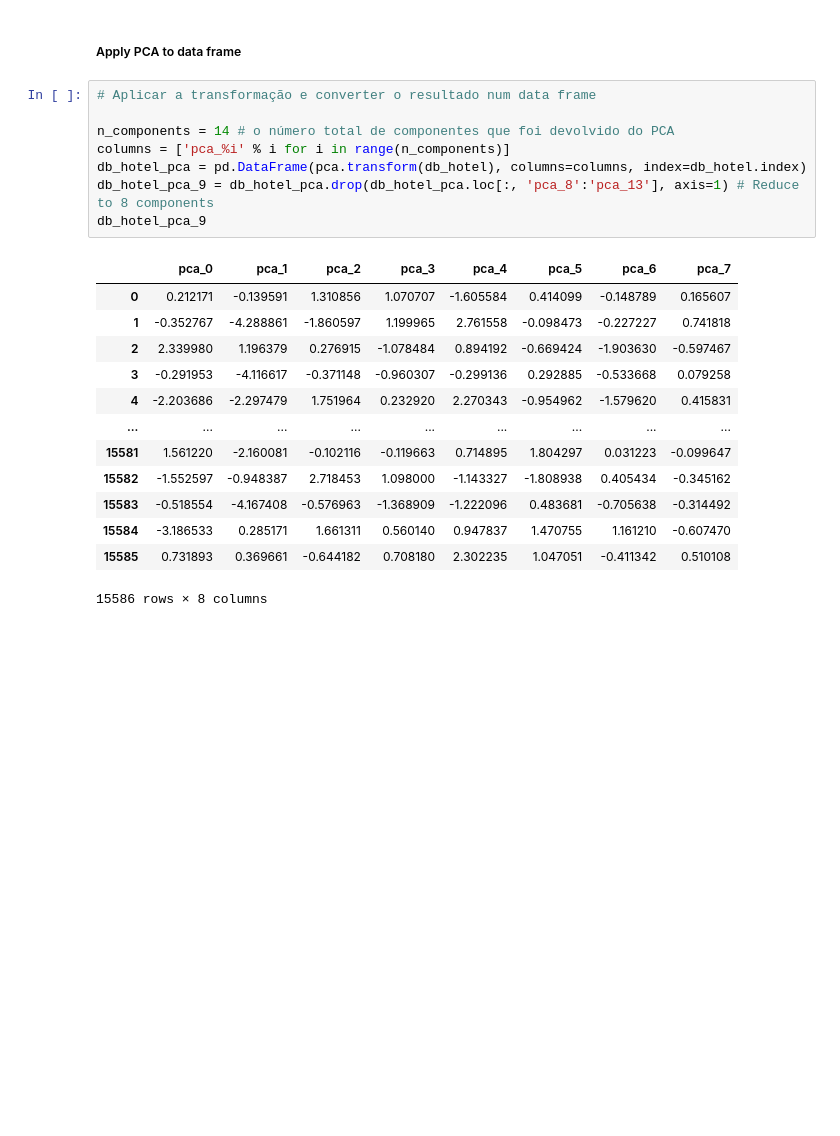
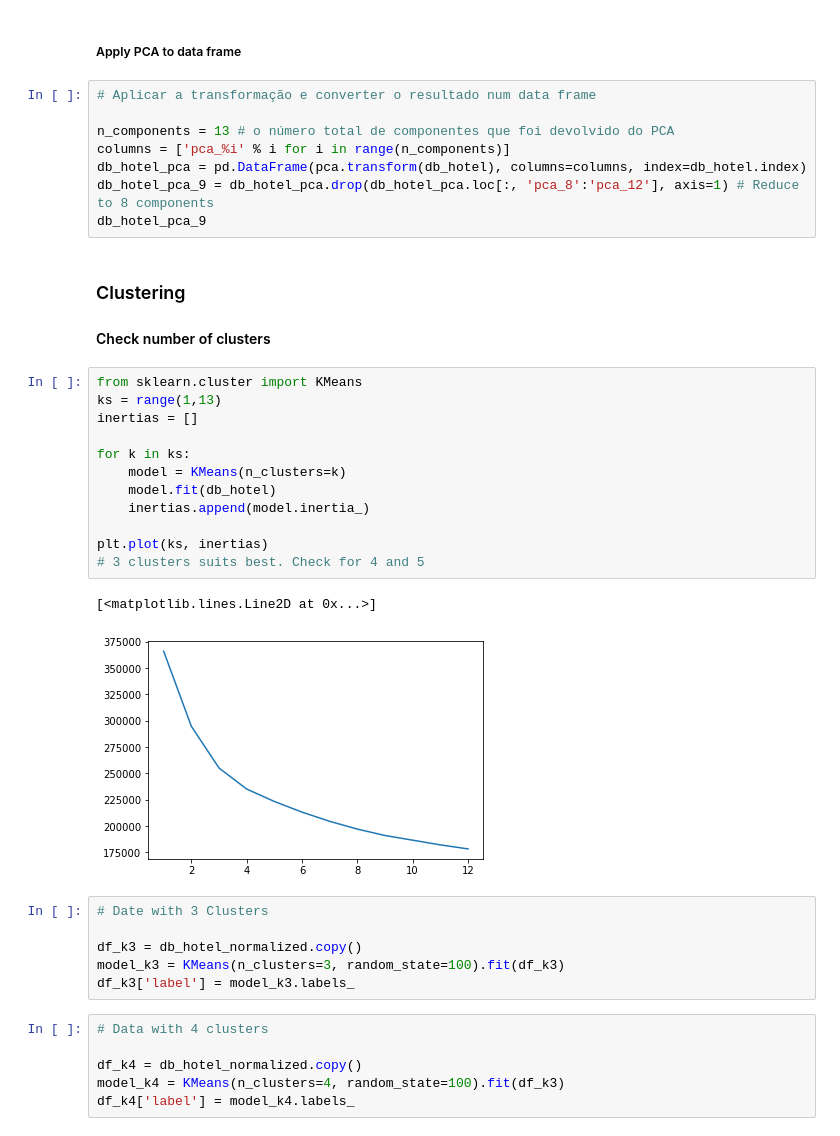
Before and after one commit to manelcbf/DSaML_Projects, a Jupyter notebook: Unsupervised_learning/202122_Cluster_Group07_Notebook.ipynb, the cells around one changed output. Saved outputs shown, nothing was run; the diff lists cells and outputs as text; blank space fills up the shorter version.

```diff
--- a/Unsupervised_learning/202122_Cluster_Group07_Notebook.ipynb
+++ b/Unsupervised_learning/202122_Cluster_Group07_Notebook.ipynb
@@ -582,22 +590,38 @@ An analysis encompassing these variables into buckets would be more fruitfull
 # %%
 # Aplicar a transformação e converter o resultado num data frame
 
-n_components = 14 # o número total de componentes que foi devolvido do PCA
+n_components = 13 # o número total de componentes que foi devolvido do PCA
 columns = ['pca_%i' % i for i in range(n_components)]
 db_hotel_pca = pd.DataFrame(pca.transform(db_hotel), columns=columns, index=db_hotel.index)
-db_hotel_pca_9 = db_hotel_pca.drop(db_hotel_pca.loc[:, 'pca_8':'pca_13'], axis=1) # Reduce to 8 components
+db_hotel_pca_9 = db_hotel_pca.drop(db_hotel_pca.loc[:, 'pca_8':'pca_12'], axis=1) # Reduce to 8 components
 db_hotel_pca_9
-# %% [output]
-|  | pca_0 | pca_1 | pca_2 | pca_3 | pca_4 | pca_5 | pca_6 | pca_7 |
-| 0 | 0.212171 | -0.139591 | 1.310856 | 1.070707 | -1.605584 | 0.414099 | -0.148789 | 0.165607 |
-| 1 | -0.352767 | -4.288861 | -1.860597 | 1.199965 | 2.761558 | -0.098473 | -0.227227 | 0.741818 |
-| 2 | 2.339980 | 1.196379 | 0.276915 | -1.078484 | 0.894192 | -0.669424 | -1.903630 | -0.597467 |
-| 3 | -0.291953 | -4.116617 | -0.371148 | -0.960307 | -0.299136 | 0.292885 | -0.533668 | 0.079258 |
-| 4 | -2.203686 | -2.297479 | 1.751964 | 0.232920 | 2.270343 | -0.954962 | -1.579620 | 0.415831 |
-| ... | ... | ... | ... | ... | ... | ... | ... | ... |
-| 15581 | 1.561220 | -2.160081 | -0.102116 | -0.119663 | 0.714895 | 1.804297 | 0.031223 | -0.099647 |
-| 15582 | -1.552597 | -0.948387 | 2.718453 | 1.098000 | -1.143327 | -1.808938 | 0.405434 | -0.345162 |
-| 15583 | -0.518554 | -4.167408 | -0.576963 | -1.368909 | -1.222096 | 0.483681 | -0.705638 | -0.314492 |
-| 15584 | -3.186533 | 0.285171 | 1.661311 | 0.560140 | 0.947837 | 1.470755 | 1.161210 | -0.607470 |
-| 15585 | 0.731893 | 0.369661 | -0.644182 | 0.708180 | 2.302235 | 1.047051 | -0.411342 | 0.510108 |
-15586 rows × 8 columns
+# %% [markdown]
+### Clustering
+#### Check number of clusters
+# %%
+from sklearn.cluster import KMeans
+ks = range(1,13)
+inertias = []
+
+for k in ks:
+    model = KMeans(n_clusters=k)
+    model.fit(db_hotel)
+    inertias.append(model.inertia_)
+
+plt.plot(ks, inertias)
+# 3 clusters suits best. Check for 4 and 5
+# %% [output]
+[<matplotlib.lines.Line2D at 0x...>]
+[figure, added]
+# %%
+# Date with 3 Clusters
+
+df_k3 = db_hotel_normalized.copy()
+model_k3 = KMeans(n_clusters=3, random_state=100).fit(df_k3)
+df_k3['label'] = model_k3.labels_
+# %%
+# Data with 4 clusters
+
+df_k4 = db_hotel_normalized.copy()
+model_k4 = KMeans(n_clusters=4, random_state=100).fit(df_k3)
+df_k4['label'] = model_k4.labels_
```
Also changed, not shown: parts of 14 cells of this notebook, 1 other file.
